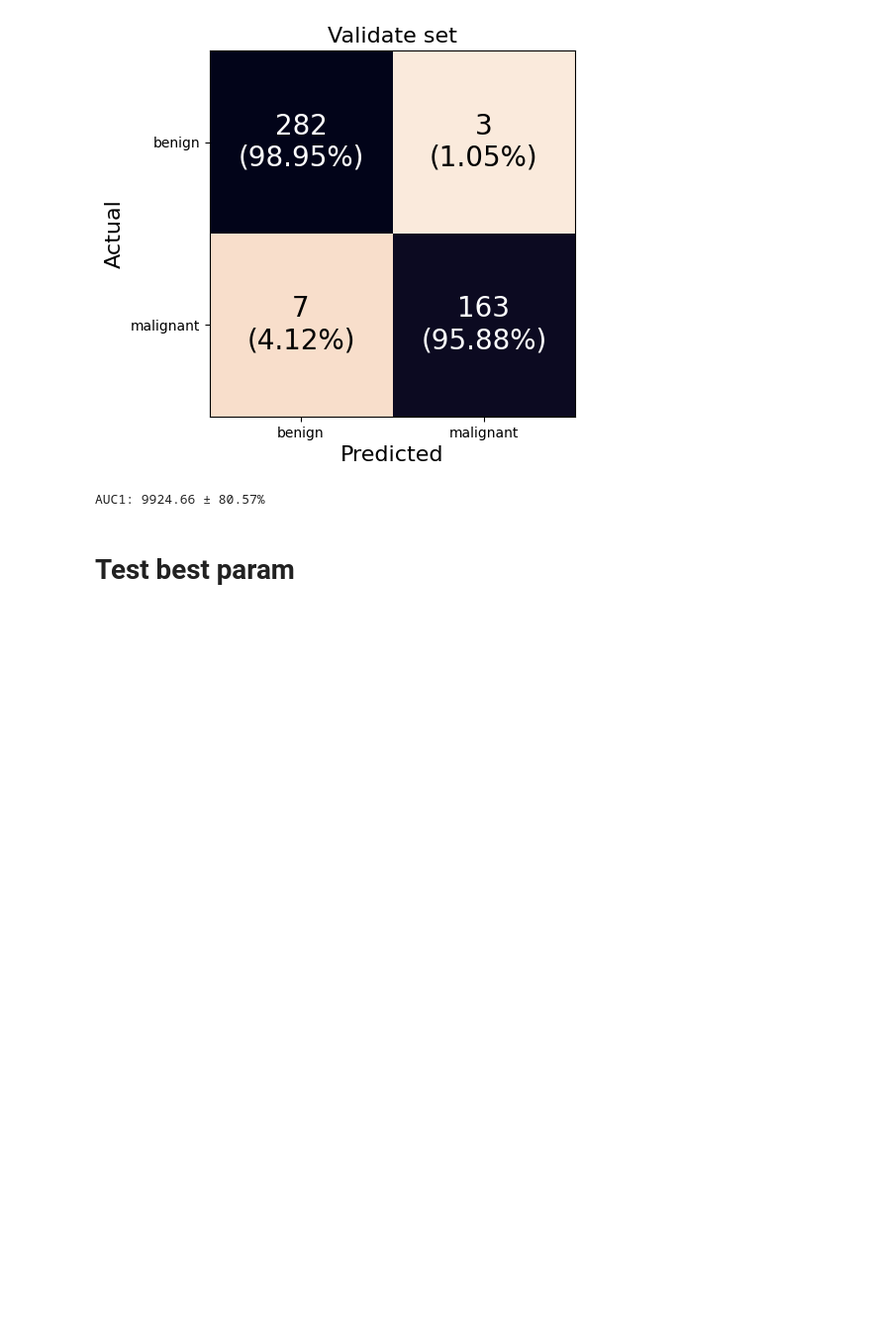
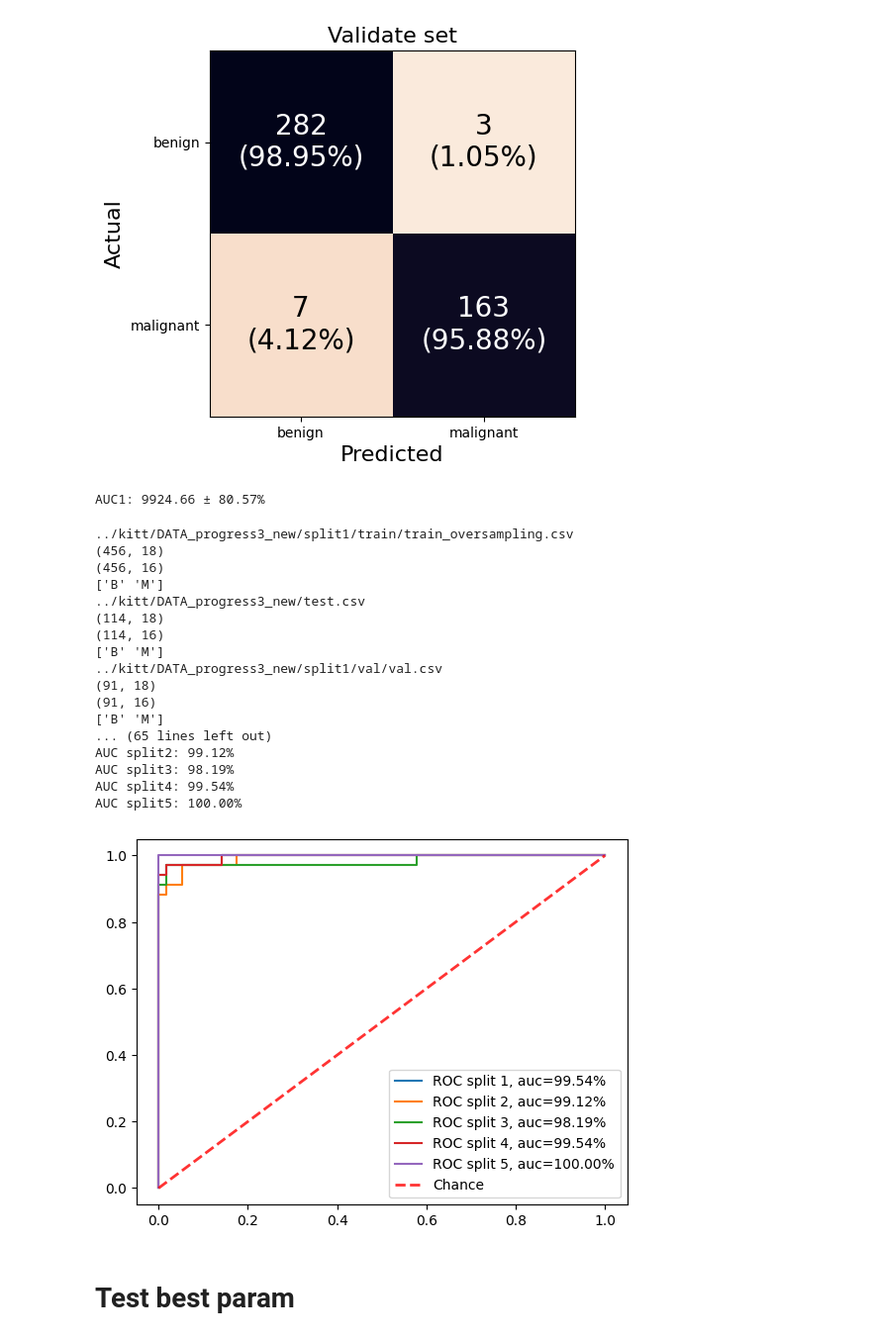
Before and after one commit to 6410615139/Project_Cancer, a Jupyter notebook: SGD/sgd.ipynb, the cells around one changed output. Shown at 99% size. Saved outputs shown, nothing was run; the diff lists cells and outputs as text; code cells hidden in the pictures; blank space fills up the shorter version.

```diff
--- a/SGD/sgd.ipynb
+++ b/SGD/sgd.ipynb
@@ -3131,3 +3183,24 @@ AUC1: 9924.66 ± 80.57%
+# %%
+ROC_split(4)
+# %% [output]
+../kitt/DATA_progress3_new/split1/train/train_oversampling.csv
+(456, 18)
+(456, 16)
+['B' 'M']
+../kitt/DATA_progress3_new/test.csv
+(114, 18)
+(114, 16)
+['B' 'M']
+../kitt/DATA_progress3_new/split1/val/val.csv
+(91, 18)
+(91, 16)
+['B' 'M']
+... (65 lines left out)
+AUC split2: 99.12%
+AUC split3: 98.19%
+AUC split4: 99.54%
+AUC split5: 100.00%
+[figure, added]
 # %% [markdown]
 # Test best param
 # %%
```
Also changed, not shown: parts of 1 cell of this notebook.
